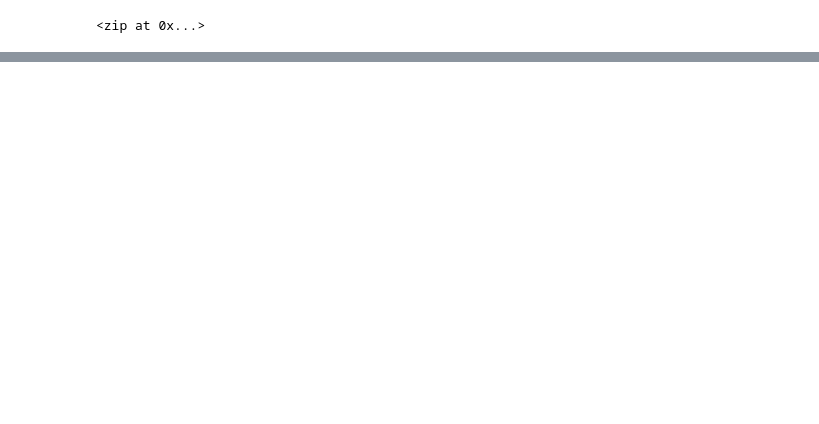
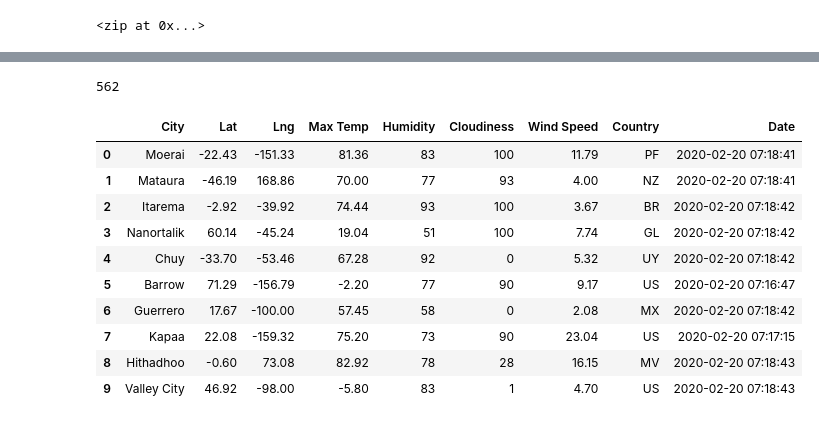
Before and after one commit to 29bharat/World_Weather_Analysis, a Jupyter notebook: WeatherPy.ipynb, the cells around one changed output, grey strips where cells are left out. Cells and saved outputs as stored; diff of their text form; code cells hidden in the pictures; blank space fills up the shorter version.

Commit message:
World Weather Analysis

```diff
--- a/WeatherPy.ipynb
+++ b/WeatherPy.ipynb
@@ -127,0 +134,4 @@ len(cities)
+# %%
+# Starting URL for Weather Map API Call.
+url = "http://api.openweathermap.org/data/2.5/weather?units=Imperial&APPID=" + weather_api_key
+print(url)
@@ -127,0 +143,20 @@ len(cities)
+# %%
+# Create an empty list to hold the weather data.
+city_data = []
+# Print the beginning of the logging.
+print("Beginning Data Retrieval     ")
+print("-----------------------------")
+
+# Create counters.
+record_count = 1
+set_count = 1
+
+# Loop through all the cities in our list.
+for i in range(len(cities)):
+
+    # Group cities in sets of 50 for logging purposes.
+    if (i % 50 == 0 and i >= 50):
+        set_count += 1
+        record_count = 1
+    # Create endpoint URL with each city.
+    city_url = url + "&q=" + "i"
@@ -127,0 +233,20 @@ len(cities)
+# %%
+len(city_data)
+# %% [output]
+562
+# %%
+# Convert the array of dictionaries to a Pandas DataFrame.
+city_data_df = pd.DataFrame(city_data)
+city_data_df.head(10)
+# %% [output]
+|  | City | Lat | Lng | Max Temp | Humidity | Cloudiness | Wind Speed | Country | Date |
+| 0 | Moerai | -22.43 | -151.33 | 81.36 | 83 | 100 | 11.79 | PF | 2020-02-20 07:18:41 |
+| 1 | Mataura | -46.19 | 168.86 | 70.00 | 77 | 93 | 4.00 | NZ | 2020-02-20 07:18:41 |
+| 2 | Itarema | -2.92 | -39.92 | 74.44 | 93 | 100 | 3.67 | BR | 2020-02-20 07:18:42 |
+| 3 | Nanortalik | 60.14 | -45.24 | 19.04 | 51 | 100 | 7.74 | GL | 2020-02-20 07:18:42 |
+| 4 | Chuy | -33.70 | -53.46 | 67.28 | 92 | 0 | 5.32 | UY | 2020-02-20 07:18:42 |
+| 5 | Barrow | 71.29 | -156.79 | -2.20 | 77 | 90 | 9.17 | US | 2020-02-20 07:16:47 |
+| 6 | Guerrero | 17.67 | -100.00 | 57.45 | 58 | 0 | 2.08 | MX | 2020-02-20 07:18:42 |
+| 7 | Kapaa | 22.08 | -159.32 | 75.20 | 73 | 90 | 23.04 | US | 2020-02-20 07:17:15 |
+| 8 | Hithadhoo | -0.60 | 73.08 | 82.92 | 78 | 28 | 16.15 | MV | 2020-02-20 07:18:43 |
+| 9 | Valley City | 46.92 | -98.00 | -5.80 | 83 | 1 | 4.70 | US | 2020-02-20 07:18:43 |
```
Also changed, not shown: parts of 22 cells of this notebook, 3 other files.
